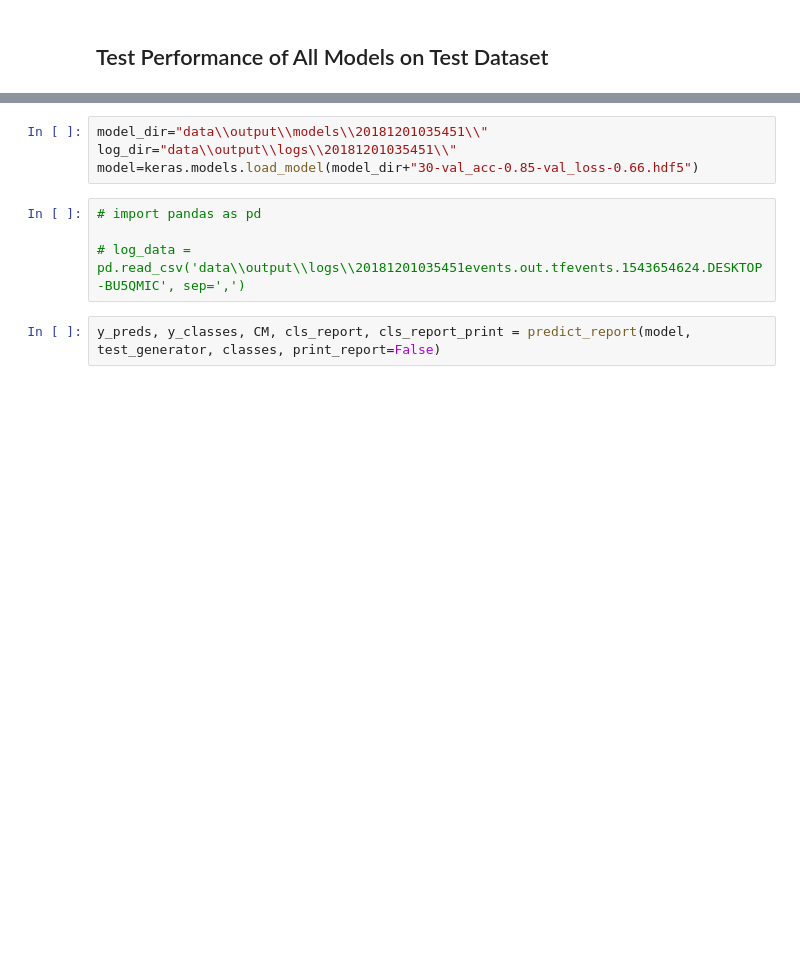
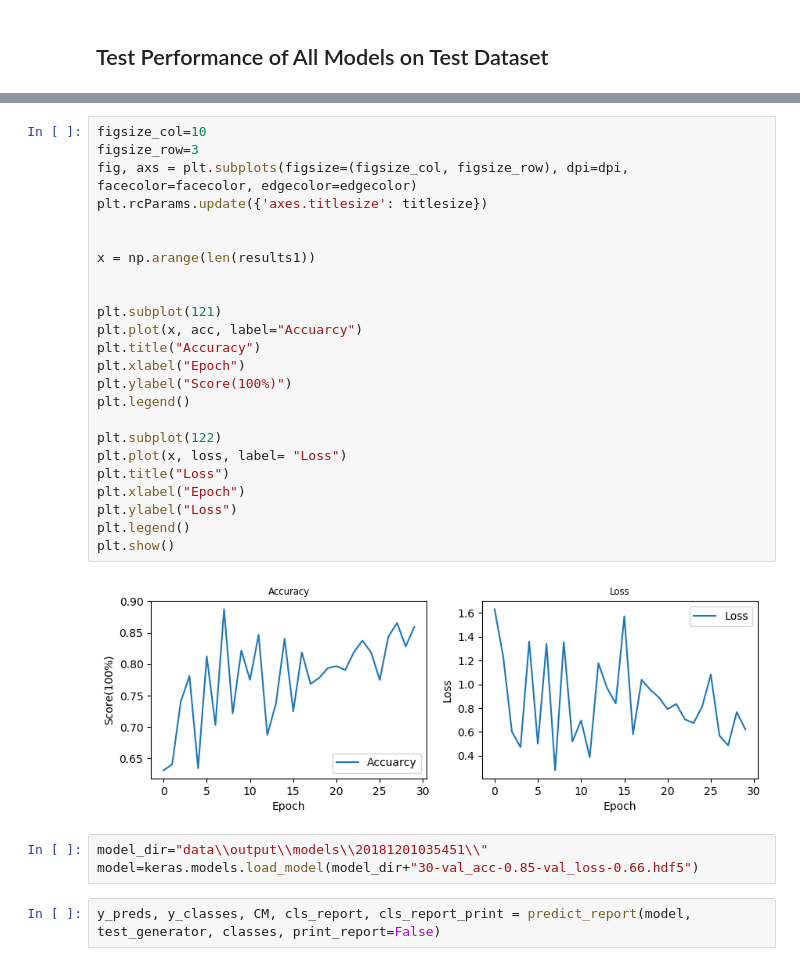
Before and after one commit to anjanatiha/Pneumonia-Detection-from-Chest-X-Ray-Images-with-Deep-Learning, a Jupyter notebook: code/Detection of Pneumonia from Chest X-Ray Images Modulerized.ipynb, the cells around one changed output, grey strips where cells are left out. Drawn from its saved outputs; the diff is of its cells as text; blank space fills up the shorter version.

```diff
--- a/code/Detection of Pneumonia from Chest X-Ray Images Modulerized.ipynb
+++ b/code/Detection of Pneumonia from Chest X-Ray Images Modulerized.ipynb
@@ -1111,11 +1393,32 @@ plot_history(history, plot_val, title, xlabel, ylabel, fig_size=fig_size, title_
+# %%
+figsize_col=10
+figsize_row=3
+fig, axs = plt.subplots(figsize=(figsize_col, figsize_row), dpi=dpi, facecolor=facecolor, edgecolor=edgecolor)
+plt.rcParams.update({'axes.titlesize': titlesize})
+
+
+x = np.arange(len(results1))
+
+
+plt.subplot(121)
+plt.plot(x, acc, label="Accuarcy")
+plt.title("Accuracy")
+plt.xlabel("Epoch")
+plt.ylabel("Score(100%)")
+plt.legend()
+
+plt.subplot(122)
+plt.plot(x, loss, label= "Loss")
+plt.title("Loss")
+plt.xlabel("Epoch")
+plt.ylabel("Loss")
+plt.legend()
+plt.show()
+# %% [output]
+[figure, added]
 # %%
 model_dir="data\\output\\models\\20181201035451\\"
-log_dir="data\\output\\logs\\20181201035451\\"
 model=keras.models.load_model(model_dir+"30-val_acc-0.85-val_loss-0.66.hdf5")
-# %%
-# import pandas as pd
-
-# log_data = pd.read_csv('data\\output\\logs\\20181201035451events.out.tfevents.1543654624.DESKTOP-BU5QMIC', sep=',')
 # %%
 y_preds, y_classes, CM, cls_report, cls_report_print = predict_report(model, test_generator, classes, print_report=False)
 # %%
```
Also changed, not shown: parts of 12 cells of this notebook.
